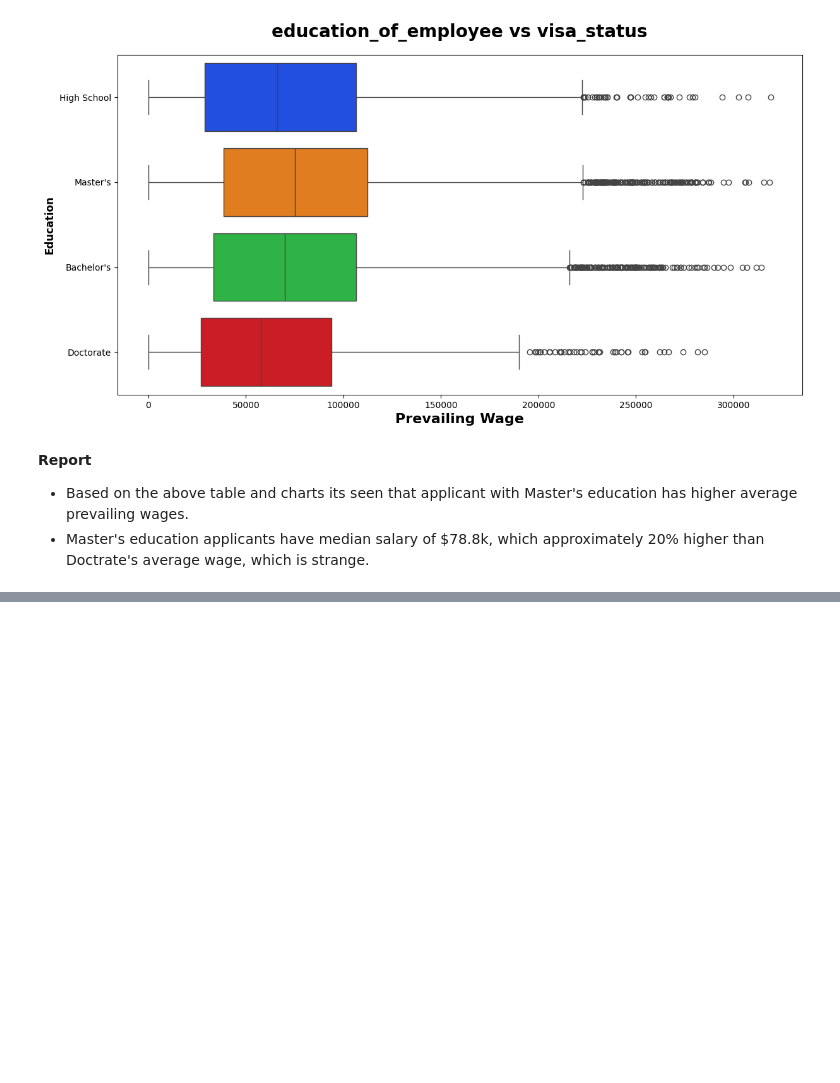
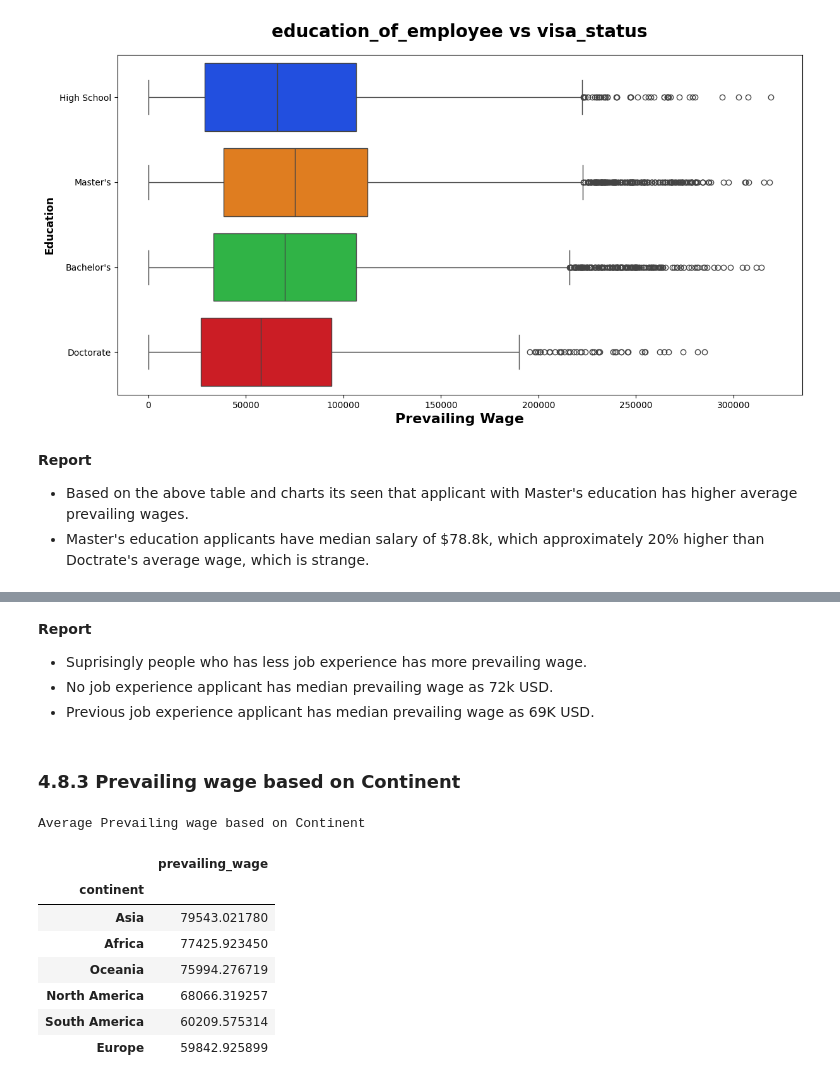
Before and after one commit to tamimystic/end-to-end-machine-learning-project-Visa-approval-prediction-, a Jupyter notebook: day3 agenda/EDA_US_visa.ipynb, the cells around one changed output, grey strips where cells are left out. Saved outputs shown, nothing was run; the diff lists cells and outputs as text; code cells hidden in the pictures; blank space fills up the shorter version.

```diff
--- a/day3 agenda/EDA_US_visa.ipynb
+++ b/day3 agenda/EDA_US_visa.ipynb
@@ -782,0 +803,20 @@ plt.show()
+# %% [markdown]
+**Report**
+* Suprisingly people who has less job experience has more prevailing wage.
+* No job experience applicant has median prevailing wage as 72k USD.
+* Previous job experience applicant has median prevailing wage as 69K USD.
+# %% [markdown]
+### 4.8.3 Prevailing wage based on Continent
+# %%
+print('Average Prevailing wage based on Continent')
+df.groupby('continent')['prevailing_wage'].mean().to_frame().sort_values(by='prevailing_wage',ascending=False)
+# %% [output]
+Average Prevailing wage based on Continent
+|  | prevailing_wage |
+| continent |  |
+| Asia | 79543.021780 |
+| Africa | 77425.923450 |
+| Oceania | 75994.276719 |
+| North America | 68066.319257 |
+| South America | 60209.575314 |
+| Europe | 59842.925899 |
```
Also changed, not shown: parts of 5 cells of this notebook.
